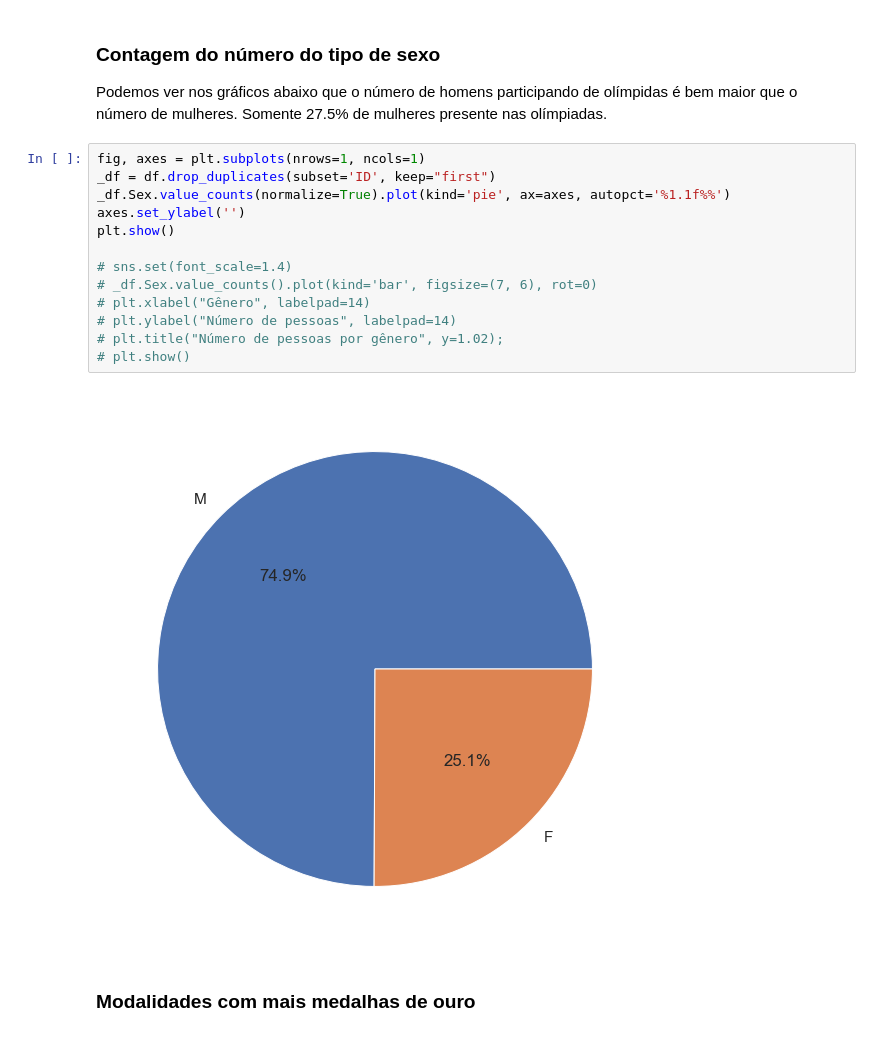
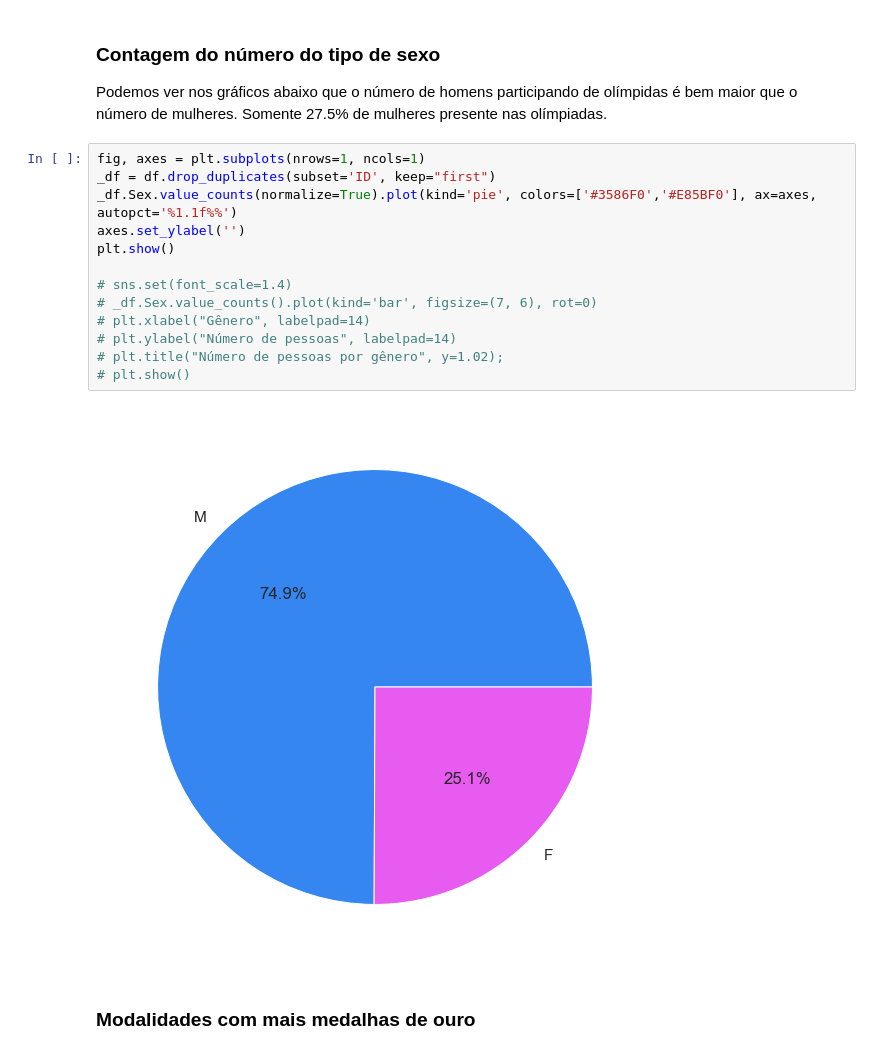
Before and after one commit to thalissonfelipe/mineracao, a Jupyter notebook: Relatorio.ipynb, the cells around one changed output. Saved outputs shown, nothing was run; the diff lists cells and outputs as text.

```diff
--- a/Relatorio.ipynb
+++ b/Relatorio.ipynb
@@ -89,18 +89,18 @@ Podemos ver nos gráficos abaixo que o número de homens participando de olímpi
 # %%
 fig, axes = plt.subplots(nrows=1, ncols=1)
 _df = df.drop_duplicates(subset='ID', keep="first")
-_df.Sex.value_counts(normalize=True).plot(kind='pie', ax=axes, autopct='%1.1f%%')
+_df.Sex.value_counts(normalize=True).plot(kind='pie', colors=['#3586F0','#E85BF0'], ax=axes, autopct='%1.1f%%')
 axes.set_ylabel('')
 plt.show()
 
 # sns.set(font_scale=1.4)
 # _df.Sex.value_counts().plot(kind='bar', figsize=(7, 6), rot=0)
 # plt.xlabel("Gênero", labelpad=14)
 # plt.ylabel("Número de pessoas", labelpad=14)
 # plt.title("Número de pessoas por gênero", y=1.02);
 # plt.show()
 # %% [output]
-[figure, old version]
+[figure, new version]
 # %% [markdown]
 ### Modalidades com mais medalhas de ouro
 # %%
```
Also changed, not shown: parts of 5 cells of this notebook.
